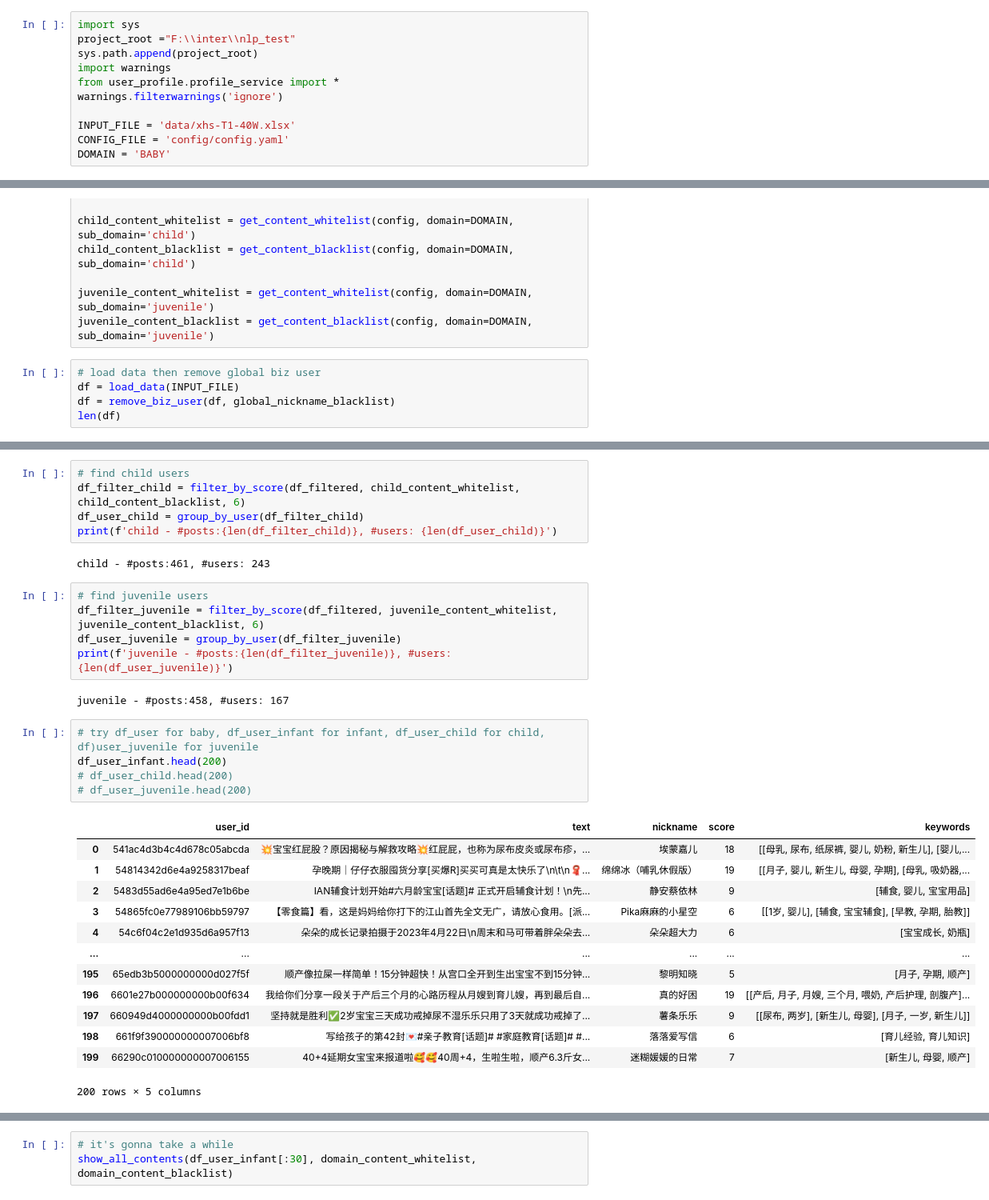
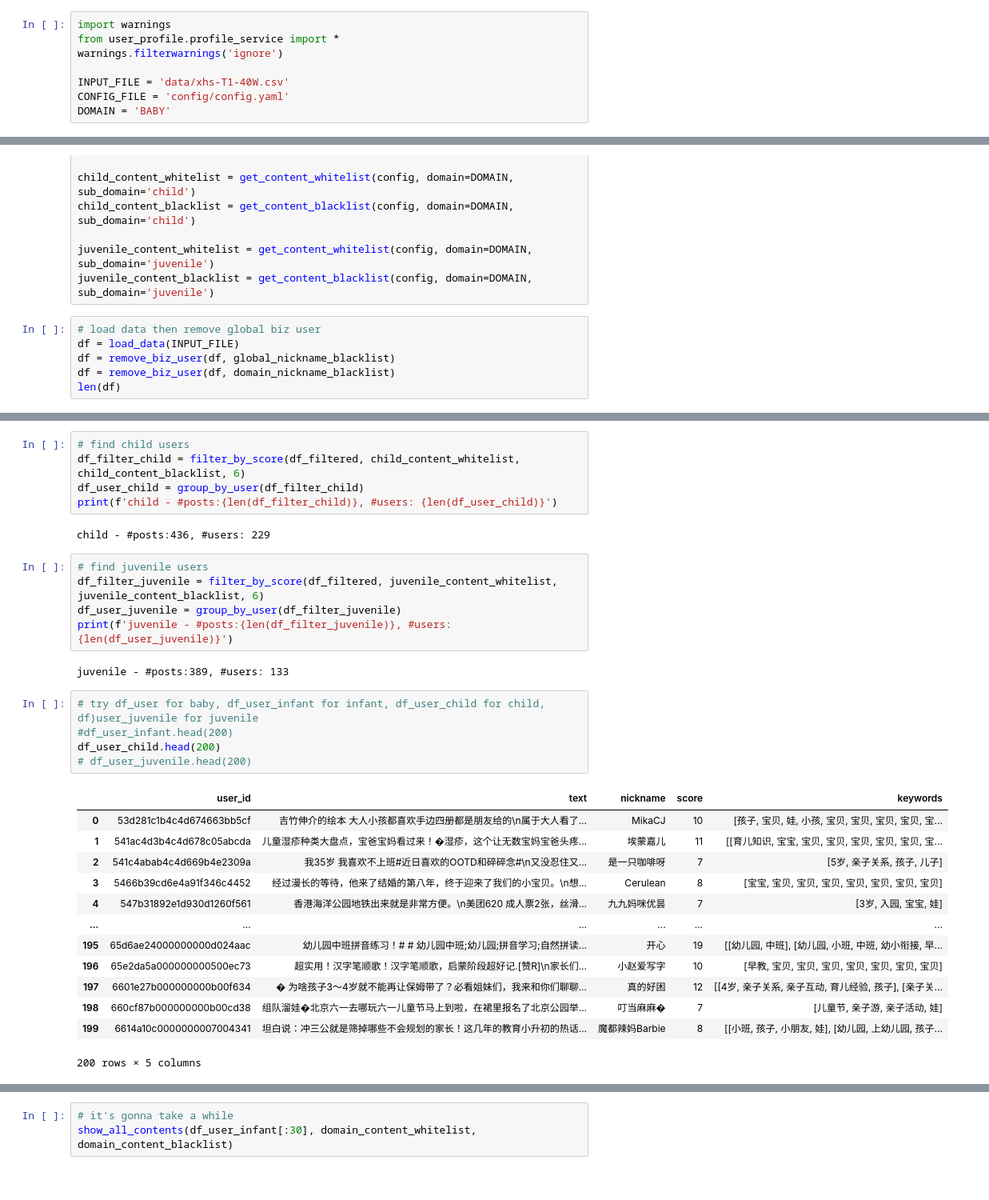
Before and after one commit to NameJaho/nlp_test, a Jupyter notebook: user_profile/child_tag.ipynb, the cells around one changed output, grey strips where cells are left out. Shown at 80% size. Drawn from its saved outputs; the diff is of its cells as text.

Commit message:
update child tag

```diff
--- a/user_profile/baby_tag.ipynb
+++ b/user_profile/child_tag.ipynb
@@ -1,12 +1,9 @@
 # %%
-import sys
-project_root ="F:\\inter\\nlp_test"
-sys.path.append(project_root)
 import warnings
 from user_profile.profile_service import *
 warnings.filterwarnings('ignore')
 
-INPUT_FILE = 'data/xhs-T1-40W.xlsx'
+INPUT_FILE = 'data/xhs-T1-40W.csv'
 CONFIG_FILE = 'config/config.yaml'
 DOMAIN = 'BABY'
 # %%
@@ -31,5 +28,6 @@ juvenile_content_blacklist = get_content_blacklist(config, domain=DOMAIN, sub_do
 # load data then remove global biz user
 df = load_data(INPUT_FILE)
 df = remove_biz_user(df, global_nickname_blacklist)
+df = remove_biz_user(df, domain_nickname_blacklist)
 len(df)
 # %% [output]
@@ -54,32 +111,32 @@ df_filter_child = filter_by_score(df_filtered, child_content_whitelist, child_co
 df_user_child = group_by_user(df_filter_child)
 print(f'child - #posts:{len(df_filter_child)}, #users: {len(df_user_child)}')
 # %% [output]
-child - #posts:461, #users: 243
+child - #posts:436, #users: 229
 # %%
 # find juvenile users
 df_filter_juvenile = filter_by_score(df_filtered, juvenile_content_whitelist, juvenile_content_blacklist, 6)
 df_user_juvenile = group_by_user(df_filter_juvenile)
 print(f'juvenile - #posts:{len(df_filter_juvenile)}, #users: {len(df_user_juvenile)}')
 # %% [output]
-juvenile - #posts:458, #users: 167
+juvenile - #posts:389, #users: 133
 # %%
 # try df_user for baby, df_user_infant for infant, df_user_child for child, df)user_juvenile for juvenile
-df_user_infant.head(200)
-# df_user_child.head(200)
+#df_user_infant.head(200)
+df_user_child.head(200)
 # df_user_juvenile.head(200)
 # %% [output]
 |  | user_id | text | nickname | score | keywords |
-| 0 | 541ac4d3b4c4d678c05abcda | 💥宝宝红屁股？原因揭秘与解救攻略💥红屁屁，也称为尿布皮炎或尿布疹，... | 埃蒙嘉儿 | 18 | [[母乳, 尿布, 纸尿裤, 婴儿, 奶粉, 新生儿], [婴儿,... |
-| 1 | 54814342d6e4a9258317beaf | 孕晚期｜仔仔衣服囤货分享[买爆R]买买可真是太快乐了\n\t\n🧣... | 绵绵冰（哺乳休假版） | 19 | [[月子, 婴儿, 新生儿, 母婴, 孕期], [母乳, 吸奶器,... |
-| 2 | 5483d55ad6e4a95ed7e1b6be | IAN辅食计划开始#六月龄宝宝[话题]# 正式开启辅食计划！\n先... | 静安蔡依林 | 9 | [辅食, 婴儿, 宝宝用品] |
-| 3 | 54865fc0e77989106bb59797 | 【零食篇】看，这是妈妈给你打下的江山首先全文无广，请放心食用。[派... | Pika麻麻的小星空 | 6 | [[1岁, 婴儿], [辅食, 宝宝辅食], [早教, 孕期, 胎教]] |
-| 4 | 54c6f04c2e1d935d6a957f13 | 朵朵的成长记录拍摄于2023年4月22日\n周末和马可带着胖朵朵去... | 朵朵超大力 | 6 | [宝宝成长, 奶瓶] |
+| 0 | 53d281c1b4c4d674663bb5cf | 吉竹伸介的绘本 大人小孩都喜欢手边四册都是朋友给的\n属于大人看了... | MikaCJ | 10 | [孩子, 宝贝, 娃, 小孩, 宝贝, 宝贝, 宝贝, 宝贝, 宝... |
+| 1 | 541ac4d3b4c4d678c05abcda | 儿童湿疹种类大盘点，宝爸宝妈看过来！�湿疹，这个让无数宝妈宝爸头疼... | 埃蒙嘉儿 | 11 | [[育儿知识, 宝宝, 宝贝, 宝贝, 宝贝, 宝贝, 宝贝, 宝... |
+| 2 | 541c4abab4c4d669b4e2309a | 我35岁 我喜欢不上班#近日喜欢的OOTD和碎碎念#\n又没忍住又... | 是一只咖啡呀 | 7 | [5岁, 亲子关系, 孩子, 儿子] |
+| 3 | 5466b39cd6e4a91f346c4452 | 经过漫长的等待，他来了结婚的第八年，终于迎来了我们的小宝贝。\n想... | Cerulean | 8 | [宝宝, 宝贝, 宝贝, 宝贝, 宝贝, 宝贝, 宝贝, 宝贝] |
+| 4 | 547b31892e1d930d1260f561 | 香港海洋公园地铁出来就是非常方便。\n美团620 成人票2张，丝滑... | 九九妈咪优昙 | 7 | [3岁, 入园, 宝宝, 娃] |
 | ... | ... | ... | ... | ... | ... |
-| 195 | 65edb3b5000000000d027f5f | 顺产像拉屎一样简单！15分钟超快！从宫口全开到生出宝宝不到15分钟... | 黎明知晓 | 5 | [月子, 孕期, 顺产] |
-| 196 | 6601e27b000000000b00f634 | 我给你们分享一段关于产后三个月的心路历程从月嫂到育儿嫂，再到最后自... | 真的好困 | 19 | [[产后, 月子, 月嫂, 三个月, 喂奶, 产后护理, 剖腹产]... |
-| 197 | 660949d4000000000b00fdd1 | 坚持就是胜利✅2岁宝宝三天成功戒掉尿不湿乐乐只用了3天就成功戒掉了... | 薯条乐乐 | 9 | [[尿布, 两岁], [新生儿, 母婴], [月子, 一岁, 新生儿]] |
-| 198 | 661f9f390000000007006bf8 | 写给孩子的第42封💌#亲子教育[话题]# #家庭教育[话题]# #... | 落落爱写信 | 6 | [育儿经验, 育儿知识] |
-| 199 | 66290c010000000007006155 | 40+4延期女宝宝来报道啦🥰🥰40周+4，生啦生啦，顺产6.3斤女... | 迷糊媛媛的日常 | 7 | [新生儿, 母婴, 顺产] |
+| 195 | 65d6ae24000000000d024aac | 幼儿园中班拼音练习！# # 幼儿园中班;幼儿园;拼音学习;自然拼读... | 开心 | 19 | [[幼儿园, 中班], [幼儿园, 小班, 中班, 幼小衔接, 早... |
+| 196 | 65e2da5a000000000500ec73 | 超实用！汉字笔顺歌！汉字笔顺歌，启蒙阶段超好记.[赞R]\n家长们... | 小赵爱写字 | 10 | [早教, 宝贝, 宝贝, 宝贝, 宝贝, 宝贝, 宝贝, 宝贝] |
+| 197 | 6601e27b000000000b00f634 | � 为啥孩子3～4岁就不能再让保姆带了？必看姐妹们，我来和你们聊聊... | 真的好困 | 12 | [[4岁, 亲子关系, 亲子互动, 育儿经验, 孩子], [亲子关... |
+| 198 | 660cf87b000000000b00cd38 | 组队溜娃�北京六一去哪玩六一儿童节马上到啦，在裙里报名了北京公园举... | 叮当麻麻� | 7 | [儿童节, 亲子游, 亲子活动, 娃] |
+| 199 | 6614a10c0000000007004341 | 坦白说：冲三公就是筛掉哪些不会规划的家长！这几年的教育小升初的热话... | 魔都辣妈Barbie | 8 | [[小班, 孩子, 小朋友, 娃], [幼儿园, 上幼儿园, 孩子... |
 200 rows × 5 columns
 # %%
 # check single post with user id
```
Also changed, not shown: parts of 7 cells of this notebook, 1 other file.
